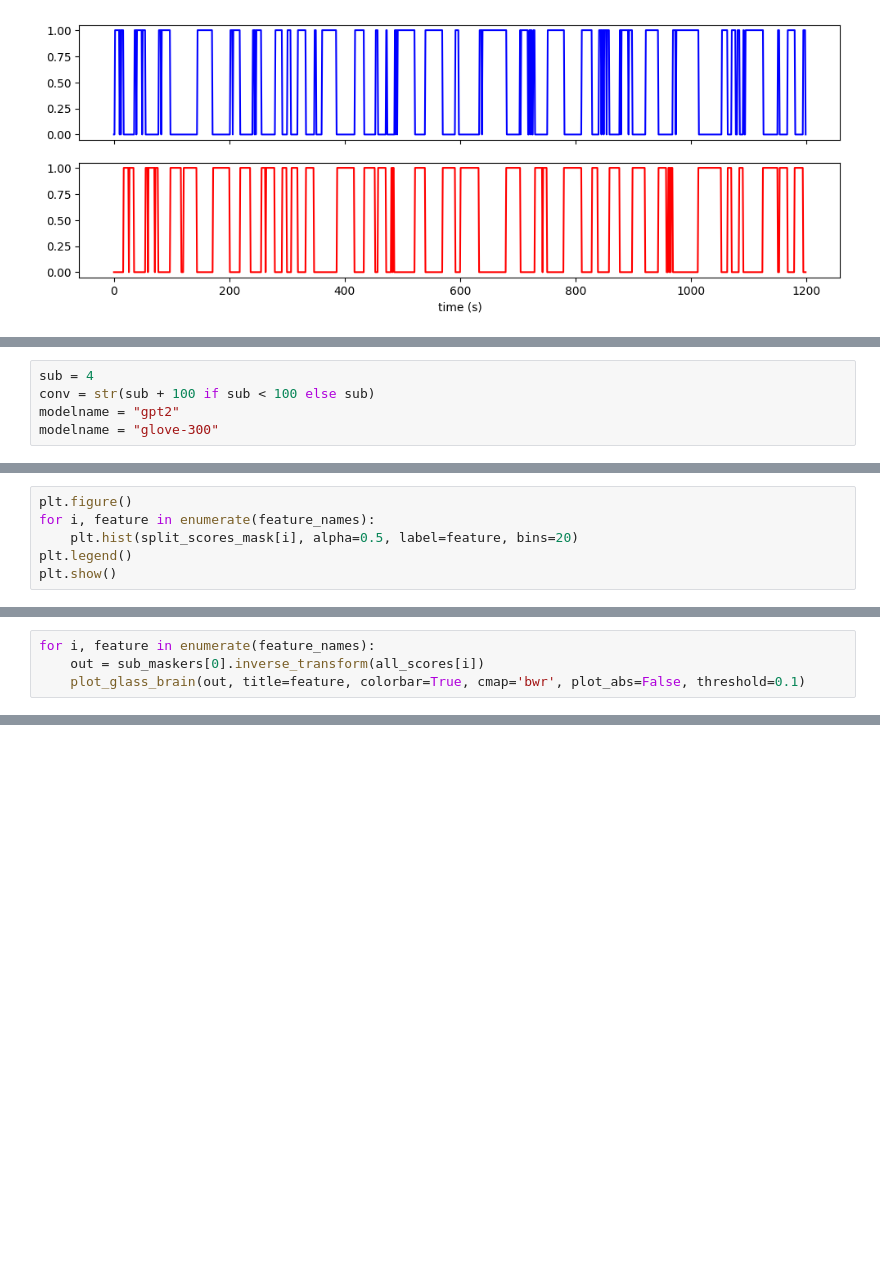
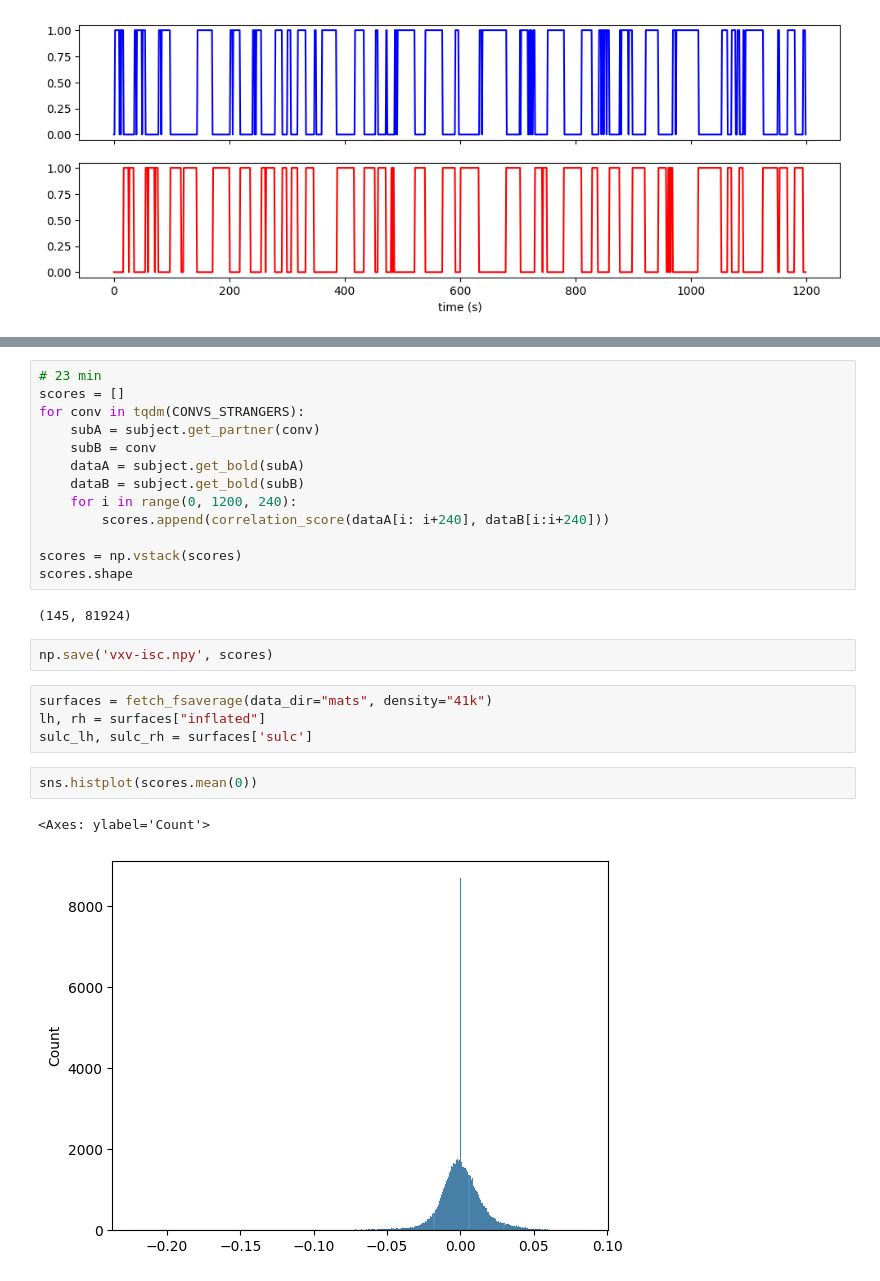
Before and after one commit to YeajuDianaKim394/EncodingModels, a Jupyter notebook: code/test-encoding.ipynb, the cells around one changed output, grey strips where cells are left out. Drawn from its saved outputs; the diff is of its cells as text; blank space fills up the shorter version.

```diff
--- a/code/test-encoding.ipynb
+++ b/code/test-encoding.ipynb
@@ -87,5 +69,0 @@ from constants import RUNS, NRUNS, TR
-# %%
-sub = 4
-conv = str(sub + 100 if sub < 100 else sub)
-modelname = "gpt2"
-modelname = "glove-300"
@@ -448,6 +71,0 @@ scores1 = correlation_score(Y_test, preds1)
-# %%
-plt.figure()
-for i, feature in enumerate(feature_names):
-    plt.hist(split_scores_mask[i], alpha=0.5, label=feature, bins=20)
-plt.legend()
-plt.show()
@@ -465,4 +71,0 @@ plot_glass_brain(out, title='all', colorbar=True, cmap='hot_white_bone_r', plot_
-# %%
-for i, feature in enumerate(feature_names):
-    out = sub_maskers[0].inverse_transform(all_scores[i])
-    plot_glass_brain(out, title=feature, colorbar=True, cmap='bwr', plot_abs=False, threshold=0.1)
@@ -468,0 +90,26 @@ for i, feature in enumerate(feature_names):
+# %%
+# 23 min
+scores = []
+for conv in tqdm(CONVS_STRANGERS):
+    subA = subject.get_partner(conv)
+    subB = conv
+    dataA = subject.get_bold(subA)
+    dataB = subject.get_bold(subB)
+    for i in range(0, 1200, 240):
+        scores.append(correlation_score(dataA[i: i+240], dataB[i:i+240]))
+
+scores = np.vstack(scores)
+scores.shape
+# %% [output]
+(145, 81924)
+# %%
+np.save('vxv-isc.npy', scores)
+# %%
+surfaces = fetch_fsaverage(data_dir="mats", density="41k")
+lh, rh = surfaces["inflated"]
+sulc_lh, sulc_rh = surfaces['sulc']
+# %%
+sns.histplot(scores.mean(0))
+# %% [output]
+<Axes: ylabel='Count'>
+[figure, added]
```
Also changed, not shown: parts of 32 cells of this notebook, 7 other files.
